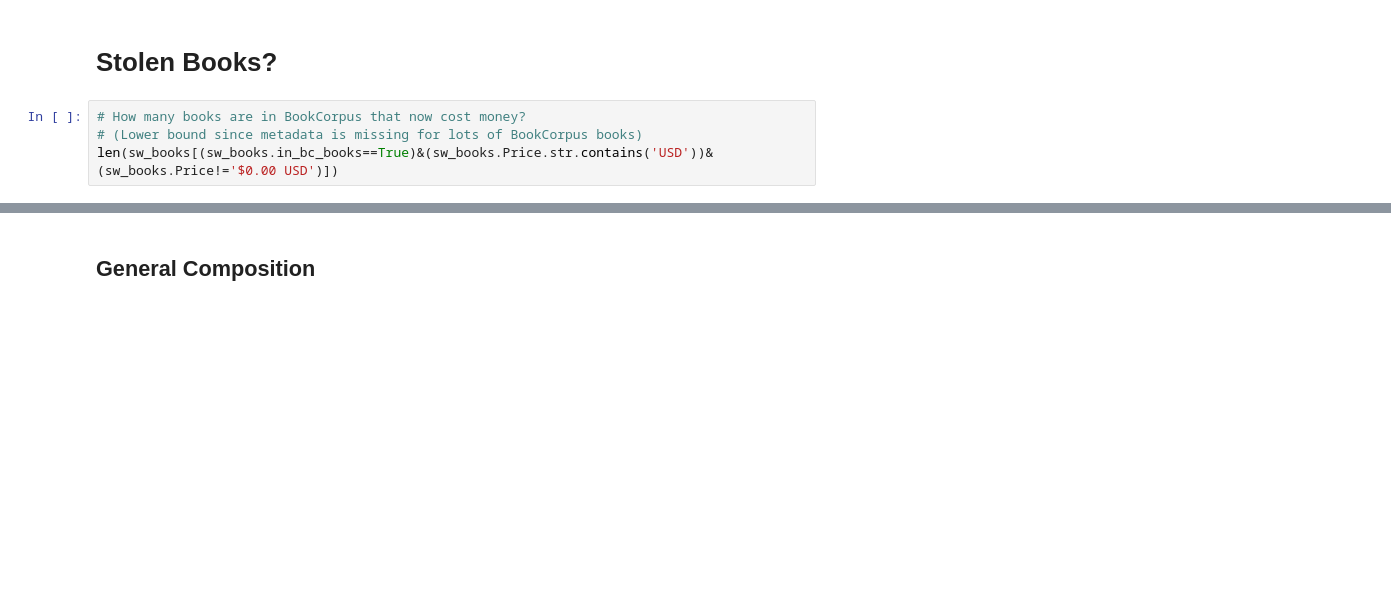
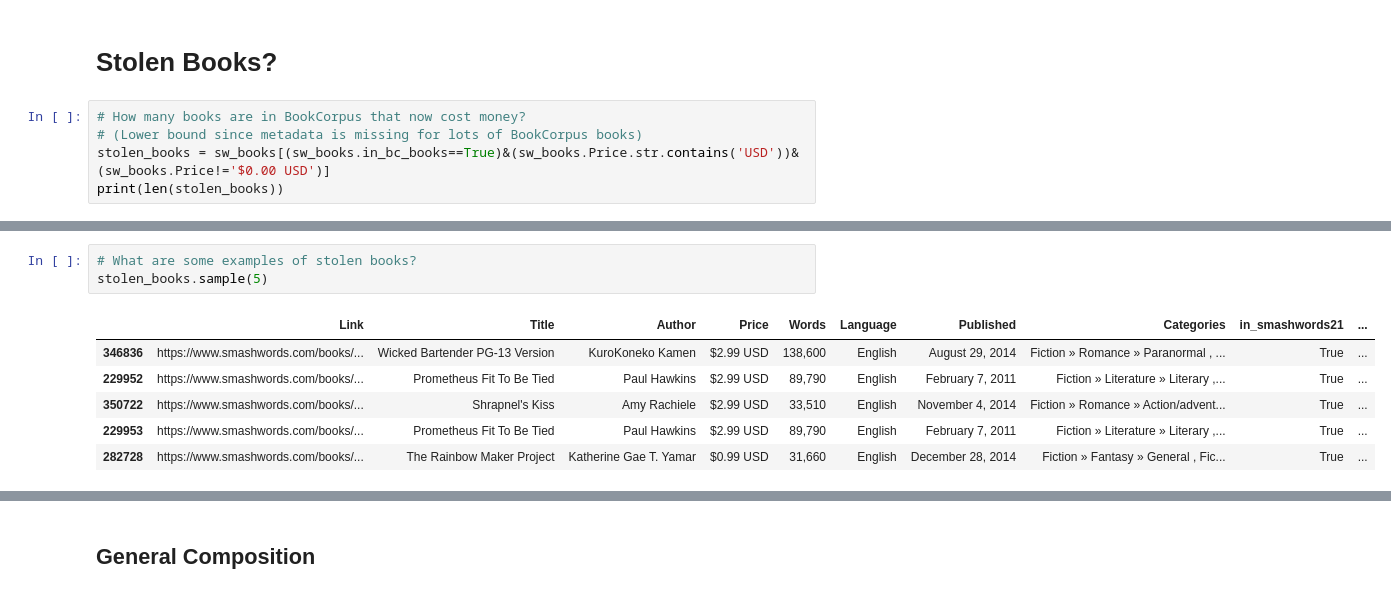
Before and after one commit to jackbandy/bookcorpus-datasheet, a Jupyter notebook: DataSheet.ipynb, the cells around one changed output, grey strips where cells are left out. Saved outputs shown, nothing was run; the diff lists cells and outputs as text; blank space fills up the shorter version.

```diff
--- a/DataSheet.ipynb
+++ b/DataSheet.ipynb
@@ -44,5 +48,6 @@ sw_books[sw_books.in_bc_books==True].sample(5)
 # %%
 # How many books are in BookCorpus that now cost money?
 # (Lower bound since metadata is missing for lots of BookCorpus books)
-len(sw_books[(sw_books.in_bc_books==True)&(sw_books.Price.str.contains('USD'))&(sw_books.Price!='$0.00 USD')])
+stolen_books = sw_books[(sw_books.in_bc_books==True)&(sw_books.Price.str.contains('USD'))&(sw_books.Price!='$0.00 USD')]
+print(len(stolen_books))
 # %% [output]
@@ -59,0 +55,10 @@ sw_books[(sw_books.in_bc_books==True)&(sw_books.Price.str.contains('USD'))&(sw_b
+# %%
+# What are some examples of stolen books?
+stolen_books.sample(5)
+# %% [output]
+|  | Link | Title | Author | Price | Words | Language | Published | Categories | in_smashwords21 | ... |
+| 346836 | https://www.smashwords.com/books/... | Wicked Bartender PG-13 Version | KuroKoneko Kamen | $2.99 USD | 138,600 | English | August 29, 2014 | Fiction » Romance » Paranormal , ... | True | ... |
+| 229952 | https://www.smashwords.com/books/... | Prometheus Fit To Be Tied | Paul Hawkins | $2.99 USD | 89,790 | English | February 7, 2011 | Fiction » Literature » Literary ,... | True | ... |
+| 350722 | https://www.smashwords.com/books/... | Shrapnel's Kiss | Amy Rachiele | $2.99 USD | 33,510 | English | November 4, 2014 | Fiction » Romance » Action/advent... | True | ... |
+| 229953 | https://www.smashwords.com/books/... | Prometheus Fit To Be Tied | Paul Hawkins | $2.99 USD | 89,790 | English | February 7, 2011 | Fiction » Literature » Literary ,... | True | ... |
+| 282728 | https://www.smashwords.com/books/... | The Rainbow Maker Project | Katherine Gae T. Yamar | $0.99 USD | 31,660 | English | December 28, 2014 | Fiction » Fantasy » General , Fic... | True | ... |
```
Also changed, not shown: parts of 15 cells of this notebook, 1 other file.
